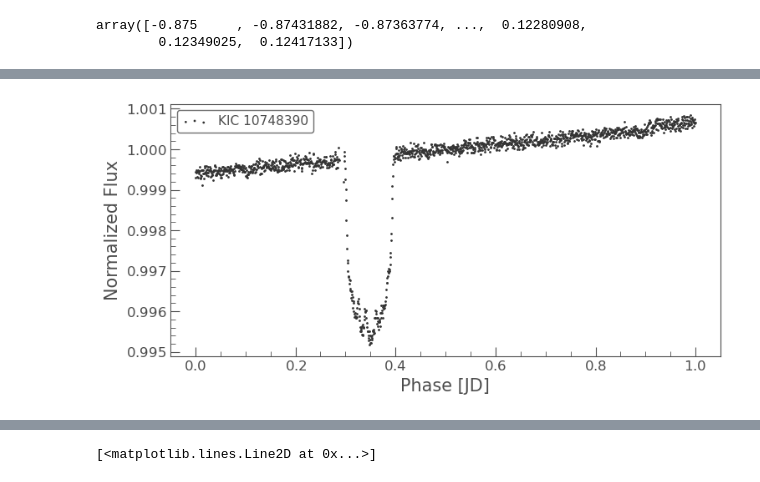
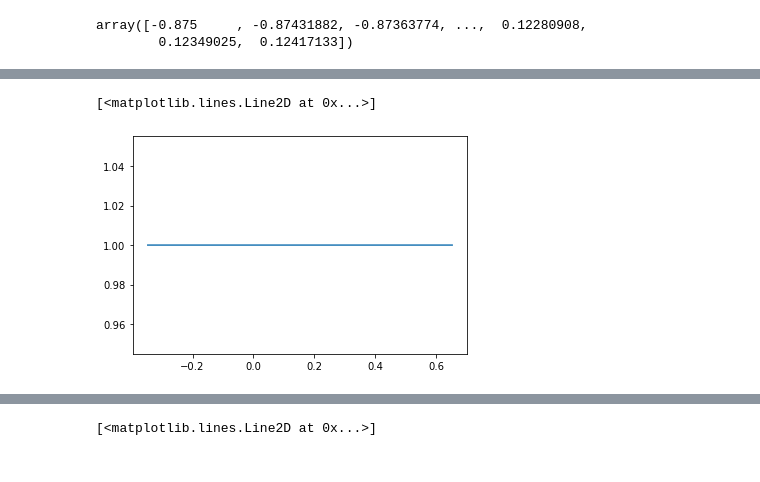
Before and after one commit to ssagynbayeva/starry-project, a Jupyter notebook: figure1_Morris.ipynb, the cells around one changed output, grey strips where cells are left out. Drawn from its saved outputs; the diff is of its cells as text; code cells hidden in the pictures.

```diff
--- a/figure1_Morris.ipynb
+++ b/figure1_Morris.ipynb
@@ -148,3 +271,6 @@ lc1['time']
+# %%
+starry.config.lazy = False
+starry.config.quiet = True
 # %%
 pg4 = lc4.to_periodogram(minimum_period = 4.08,
                       maximum_period = 5,
@@ -177,11 +294,11 @@ planet4 = starry.kepler.Secondary(
     m=7.0257708e-5,  # mass in solar masses
     r=0.039974684,  # radius in solar radii
     inc=88.99, # orbital inclination
-    porb=period4,  # orbital period in days
+    porb=map_soln['porb'],  # orbital period in days
     w=-162.149,  # Argument of periastron (little omega)
     ecc=0.265,  # eccentricity
     Omega=106, # I think it's lambda in Morris 2017
-    # t0=0.5,  # time of transit in days
+    t0=map_soln['t0'],  # time of transit in days
 )
 
 planet3 = starry.kepler.Secondary(
@@ -189,11 +306,11 @@ planet3 = starry.kepler.Secondary(
     m=7.0257708e-5,  # mass in solar masses
     r=0.039974684,  # radius in solar radii
     inc=88.99, # orbital inclination
-    porb=4.888,  # orbital period in days
+    porb=map_soln['porb'],  # orbital period in days
     w=-162.149,  # Argument of periastron (little omega)
     ecc=0.265,  # eccentricity
     Omega=106, # I think it's lambda in Morris 2017
-    # t0=0.5,  # time of transit in days
+    t0=map_soln['t0'],  # time of transit in days
 )
 
 planet1 = starry.kepler.Secondary(
@@ -201,11 +318,11 @@ planet1 = starry.kepler.Secondary(
     m=7.0257708e-5,  # mass in solar masses
     r=0.039974684,  # radius in solar radii
     inc=88.99, # orbital inclination
-    porb=period1,  # orbital period in days
+    porb=map_soln['porb'],  # orbital period in days
     w=-162.149,  # Argument of periastron (little omega)
     ecc=0.265,  # eccentricity
     Omega=106, # I think it's lambda in Morris 2017
-    # t0=0.5,  # time of transit in days
+    t0=map_soln['t0'],  # time of transit in days
 )
 # %%
 period = np.linspace(4.8, 5, 10000)
@@ -219,13 +336,13 @@ bls3.period_at_max_power
 $4.8 \; \mathrm{d}$
 # %%
 system4 = starry.System(star, planet4)
-time4 = lc4.normalize().fold(period=period4, epoch_time=bls4.transit_time_at_max_power)['time'].value
+time4 = lc4.normalize().fold(period=map_soln['porb'], epoch_time=map_soln['t0'])['time'].value
 
 system3 = starry.System(star, planet3)
-time3 = lc3.normalize().fold(period=period3, epoch_time=bls3.transit_time_at_max_power)['time'].value
+time3 = lc3.flatten(mask=mask).fold(period=map_soln['porb'], epoch_time=map_soln['t0'])['time'].value
 
 system1 = starry.System(star, planet1)
-time1 = lc1.normalize().fold(period=period1, epoch_time=bls1.transit_time_at_max_power)['time'].value
+time1 = lc1.normalize().fold(period=map_soln['porb'], epoch_time=map_soln['t0'])['time'].value
 # %%
 time4
 # %% [output]
@@ -234,5 +359,10 @@ array([-0.875     , -0.87431882, -0.87363774, ...,  0.12280908,
+# %%
+flux_star4, flux_planet4 = system4.flux(time4, total=False)
+flux_star3, flux_planet3 = system3.flux(time3, total=False)
+flux_star1, flux_planet1 = system1.flux(time1, total=False)
 # %%
-ax = lc3.normalize().fold(period=period3).scatter()
-# plt.plot(time3, flux_star3)
+#plt.plot(time3, lc3.flatten(mask=mask).fold(period=map_soln['porb']).flux)
+plt.plot(time3, flux_star3)
 # %% [output]
+[<matplotlib.lines.Line2D at 0x...>]
-[figure, old version]
+[figure, new version]
```
Also changed, not shown: parts of 25 cells of this notebook.
